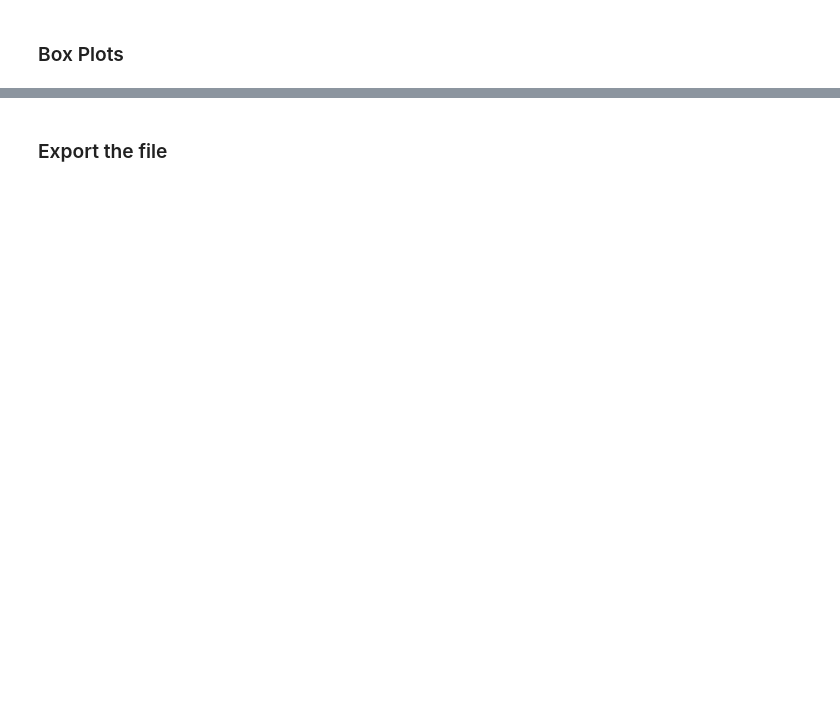
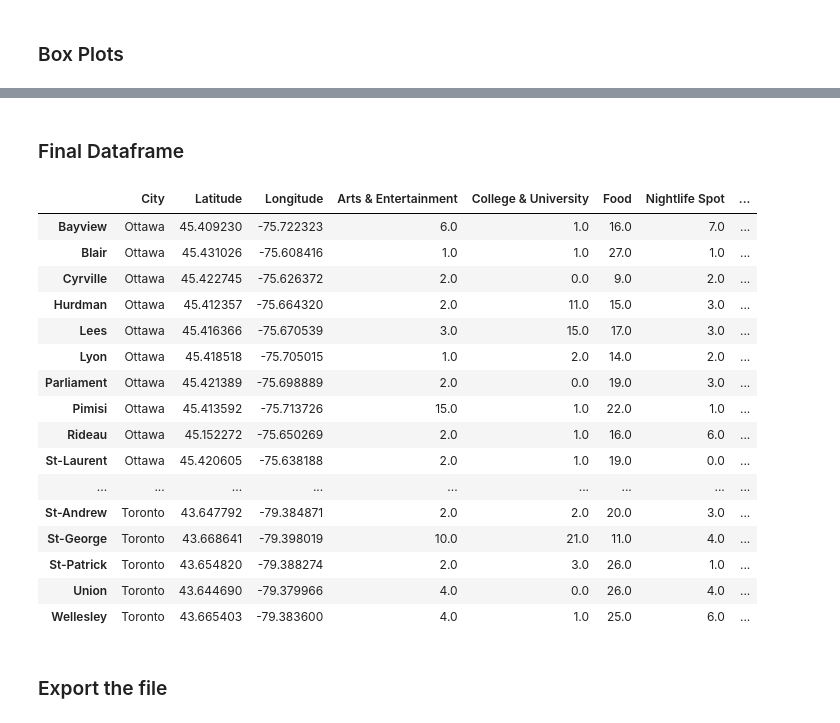
Before and after one commit to AMacumber/Coursera_Capstone, a Jupyter notebook: Macumber_Coursera_Capstone_E_BoxPlots.ipynb, the cells around one changed output, grey strips where cells are left out. Saved outputs shown, nothing was run; the diff lists cells and outputs as text; code cells hidden in the pictures; blank space fills up the shorter version.

```diff
--- a/Macumber_Coursera_Capstone_E_BoxPlots.ipynb
+++ b/Macumber_Coursera_Capstone_E_BoxPlots.ipynb
@@ -92,3 +91,29 @@ plt.show()
+# %% [markdown]
+### Final Dataframe
+# %%
+Stations_VenueCounts_tomerge = Stations_VenueCounts[['City', 'Latitude', 'Longitude']]
+
+Stations_VenueCounts_Percent = Stations_VenueCounts_tomerge.merge(data_002, left_index = True, right_index = True)
+
+Stations_VenueCounts_Percent
+# %% [output]
+|  | City | Latitude | Longitude | Arts & Entertainment | College & University | Food | Nightlife Spot | ... |
+| Bayview | Ottawa | 45.409230 | -75.722323 | 6.0 | 1.0 | 16.0 | 7.0 | ... |
+| Blair | Ottawa | 45.431026 | -75.608416 | 1.0 | 1.0 | 27.0 | 1.0 | ... |
+| Cyrville | Ottawa | 45.422745 | -75.626372 | 2.0 | 0.0 | 9.0 | 2.0 | ... |
+| Hurdman | Ottawa | 45.412357 | -75.664320 | 2.0 | 11.0 | 15.0 | 3.0 | ... |
+| Lees | Ottawa | 45.416366 | -75.670539 | 3.0 | 15.0 | 17.0 | 3.0 | ... |
+| Lyon | Ottawa | 45.418518 | -75.705015 | 1.0 | 2.0 | 14.0 | 2.0 | ... |
+| Parliament | Ottawa | 45.421389 | -75.698889 | 2.0 | 0.0 | 19.0 | 3.0 | ... |
+| Pimisi | Ottawa | 45.413592 | -75.713726 | 15.0 | 1.0 | 22.0 | 1.0 | ... |
+| Rideau | Ottawa | 45.152272 | -75.650269 | 2.0 | 1.0 | 16.0 | 6.0 | ... |
+| St-Laurent | Ottawa | 45.420605 | -75.638188 | 2.0 | 1.0 | 19.0 | 0.0 | ... |
+| ... | ... | ... | ... | ... | ... | ... | ... | ... |
+| St-Andrew | Toronto | 43.647792 | -79.384871 | 2.0 | 2.0 | 20.0 | 3.0 | ... |
+| St-George | Toronto | 43.668641 | -79.398019 | 10.0 | 21.0 | 11.0 | 4.0 | ... |
+| St-Patrick | Toronto | 43.654820 | -79.388274 | 2.0 | 3.0 | 26.0 | 1.0 | ... |
+| Union | Toronto | 43.644690 | -79.379966 | 4.0 | 0.0 | 26.0 | 4.0 | ... |
+| Wellesley | Toronto | 43.665403 | -79.383600 | 4.0 | 1.0 | 25.0 | 6.0 | ... |
 # %% [markdown]
 ### Export the file
 # %%
```
Also changed, not shown: parts of 4 cells of this notebook, 13 other files.
